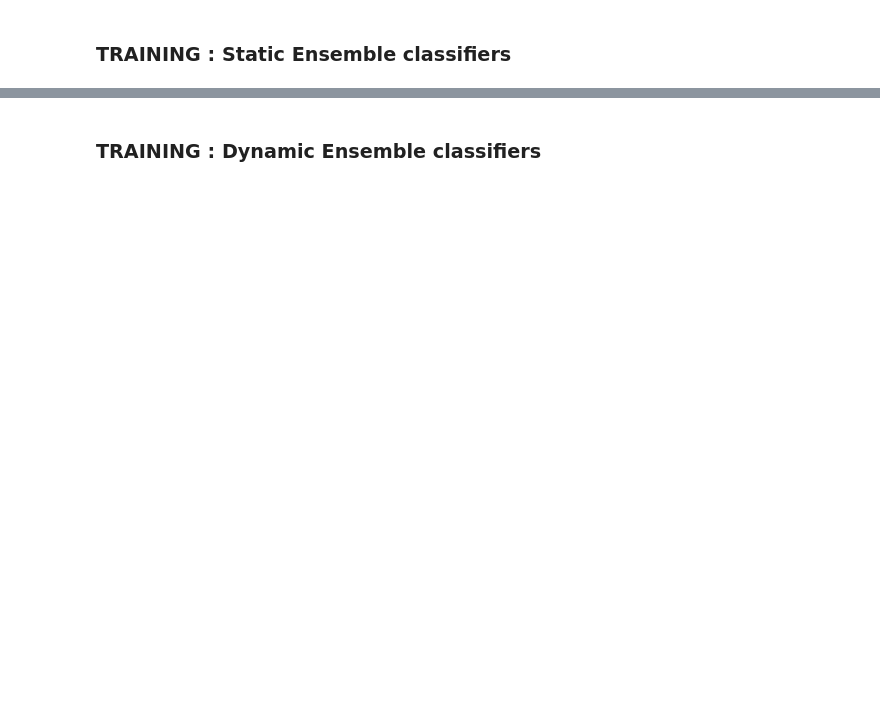
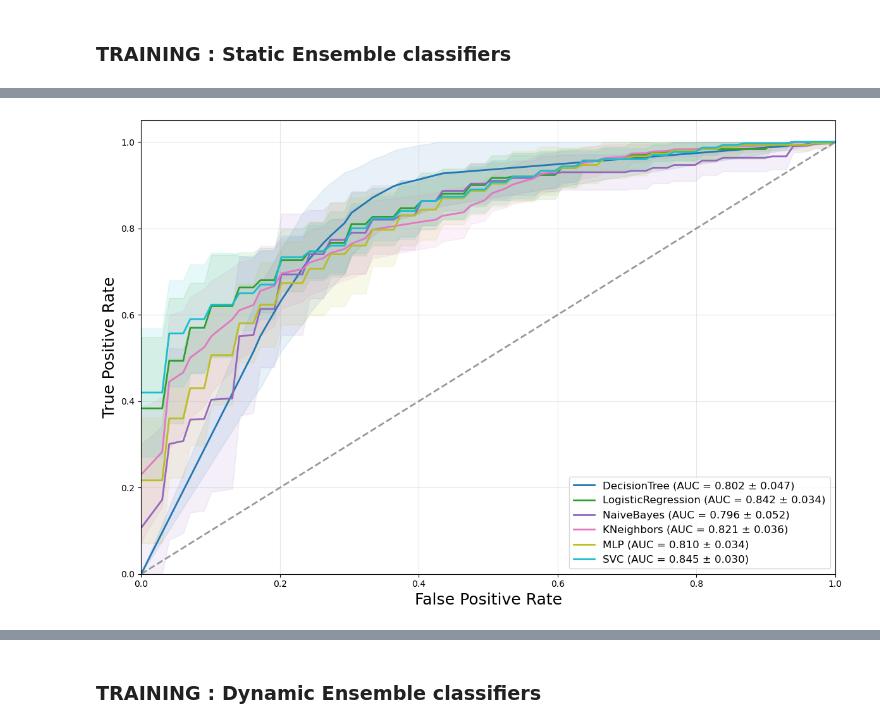
Before and after one commit to InfoLab-SKKU/Explainable-Ensemble-Hypoglycemia, a Jupyter notebook: code/detectionLayer.ipynb, the cells around one changed output, grey strips where cells are left out. Saved outputs shown, nothing was run; the diff lists cells and outputs as text; code cells hidden in the pictures; blank space fills up the shorter version.

```diff
--- a/code/detectionLayer.ipynb
+++ b/code/detectionLayer.ipynb
@@ -1451,0 +2141,95 @@ CatBoost - Accuracy: 0.8000, Precision: 0.8375, Recall: 0.8000, F1-Score: 0.7943
+# %%
+# Plot ROC curves for hyperoptimized classic models WITH ERROR MARGINS
+if 'classic_roc_curves' in locals() and len(classic_roc_curves) > 0:
+    plt.figure(figsize=(12, 8))
+    mean_fpr = np.linspace(0, 1, 100)
+    classic_names = list(classic_roc_curves.keys())
+    colors = plt.cm.get_cmap('tab10', len(classic_names))
+
+    for i, clf_name in enumerate(classic_names):
+        if clf_name in classic_roc_curves:
+            # Vérifier si classic_roc_curves stocke plusieurs courbes ou une seule
+            if isinstance(classic_roc_curves[clf_name], list) and len(classic_roc_curves[clf_name]) > 1:
+                # Cas avec plusieurs courbes ROC (validation croisée)
+                tprs = []
+                aucs = []
+                for fpr, tpr in classic_roc_curves[clf_name]:
+                    tprs.append(np.interp(mean_fpr, fpr, tpr))
+                    aucs.append(auc(fpr, tpr))
+
+                mean_tpr = np.mean(tprs, axis=0)
+                mean_tpr[-1] = 1.0
+                mean_auc = np.mean(aucs)
+                std_auc = np.std(aucs)
+
+                plt.plot(mean_fpr, mean_tpr, color=colors(i), lw=2,
+                         label=f'{clf_name} (AUC = {mean_auc:.3f} ± {std_auc:.3f})')
+
+                # Ajouter la marge d'erreur
+                std_tpr = np.std(tprs, axis=0)
+                tprs_upper = np.minimum(mean_tpr + std_tpr, 1)
+                tprs_lower = np.maximum(mean_tpr - std_tpr, 0)
+                plt.fill_between(mean_fpr, tprs_lower, tprs_upper, color=colors(i), alpha=0.1)
+
+            else:
+                # Cas avec une seule courbe ROC (pas de marge d'erreur possible)
+                if isinstance(classic_roc_curves[clf_name], tuple):
+                    fpr, tpr = classic_roc_curves[clf_name]
+                else:
+                    fpr, tpr = classic_roc_curves[clf_name][0]
+
+                roc_auc = classic_roc_aucs[clf_name] if clf_name in classic_roc_aucs else auc(fpr, tpr)
+
+                plt.plot(fpr, tpr, color=colors(i), lw=2,
+                         label=f'{clf_name} (AUC = {roc_auc:.3f})')
+
+    plt.plot([0, 1], [0, 1], color='gray', lw=2, linestyle='--', alpha=0.8)
+    plt.xlim([0.0, 1.0])
+    plt.ylim([0.0, 1.05])
+    plt.xlabel('False Positive Rate', fontsize=18)
+    plt.ylabel('True Positive Rate', fontsize=18)
+    plt.legend(loc="lower right", fontsize=12)
+    plt.grid(True, alpha=0.3)
+    plt.tight_layout()
+
+    if CONFIG['SAVE_PLOTS']:
+        plt.savefig('roc_classic.svg', format='svg', bbox_inches='tight')
+        print("ROC curves for hyperoptimized classic models saved as roc_classic.svg")
+        display(FileLink('roc_classic.svg'))
+
+    plt.show()
+
+    # Display performance metrics with error analysis
+    print("\nHYPEROPTIMIZED CLASSIC MODELS PERFORMANCE:")
+    print("-" * 60)
+    print(f"{'Model':<20} {'Accuracy':<10} {'Precision':<10} {'Recall':<10} {'F1':<10} {'AUC':<10}")
+    print("-" * 60)
+
+    for clf_name in classic_names:
+        if clf_name in classic_metrics:
+            metrics = classic_metrics[clf_name]
+
+            # Calculate metrics from the stored scores
+            acc_mean = classic_metric_sums[clf_name]['accuracy'] / 10
+            acc_std = np.std(classic_accuracy_scores[clf_name])
+
+            prec_mean = classic_metric_sums[clf_name]['precision'] / 10
+            prec_std = np.std(classic_precision_scores[clf_name])
+
+            rec_mean = classic_metric_sums[clf_name]['recall'] / 10
+            rec_std = np.std(classic_recall_scores[clf_name])
+
+            f1_mean = classic_metric_sums[clf_name]['f1'] / 10
+            f1_std = np.std(classic_f1_scores[clf_name])
+
+            auc_mean = np.mean(classic_roc_aucs[clf_name])
+            auc_std = np.std(classic_roc_aucs[clf_name])
+
+            print(f"{clf_name:<20} {acc_mean:.4f}±{acc_std:.3f} {prec_mean:.4f}±{prec_std:.3f} {rec_mean:.4f}±{rec_std:.3f} {f1_mean:.4f}±{f1_std:.3f} {auc_mean:.4f}±{auc_std:.3f}")
+
+    print("\nNote: Error margins are shown when multiple CV folds or random states are available.")
+    print("Single values indicate optimization on a single random state.")
+
+else:
+    print("No ROC curve data available for hyperoptimized classic models.")
+# %% [output]
@@ -1451,0 +2238 @@ CatBoost - Accuracy: 0.8000, Precision: 0.8375, Recall: 0.8000, F1-Score: 0.7943
+[figure, added]
```
Also changed, not shown: parts of 28 cells of this notebook, 32 other files.
